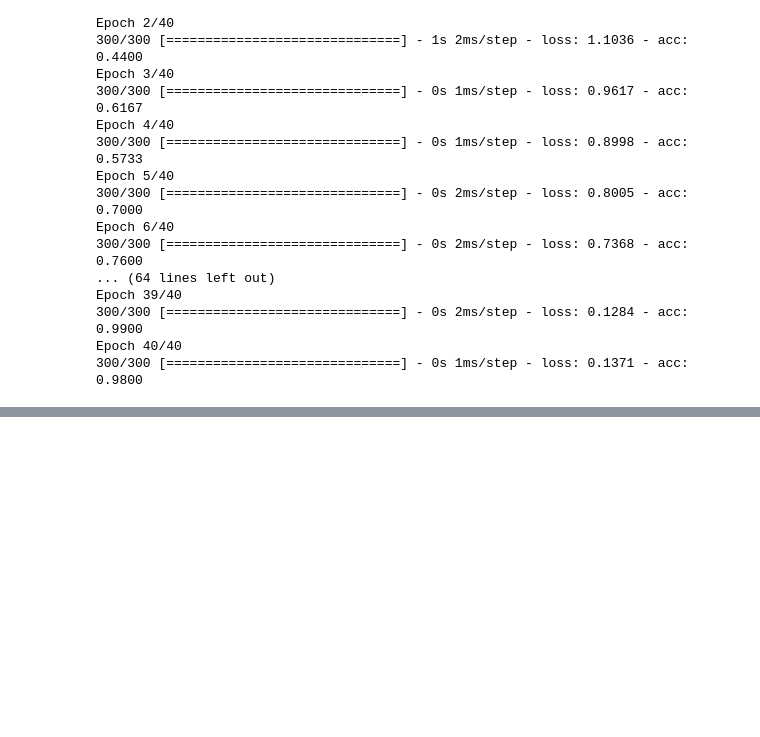
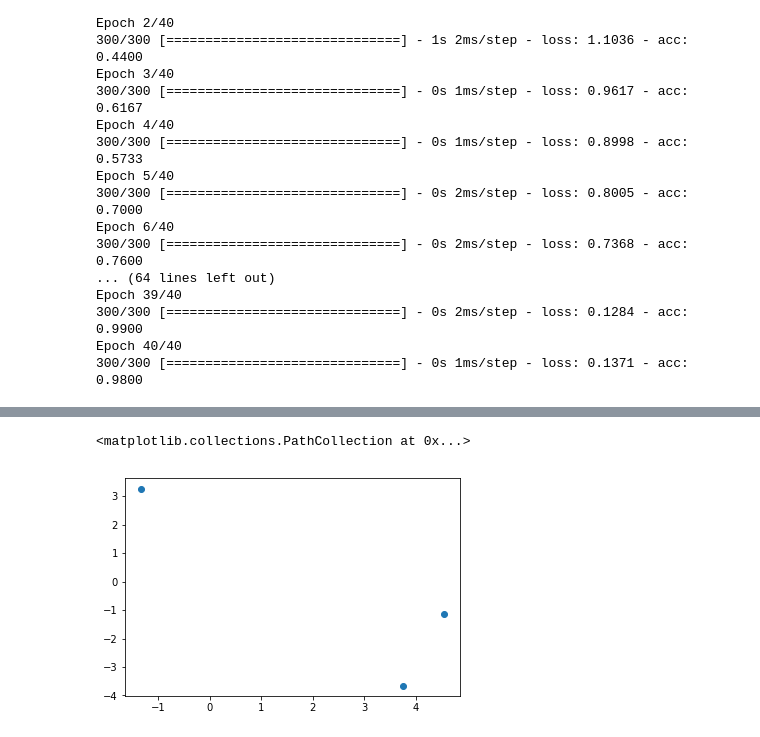
Before and after one commit to BoucheDimitri/DL1, a Jupyter notebook: TP1.ipynb, the cells around one changed output, grey strips where cells are left out. Saved outputs shown, nothing was run; the diff lists cells and outputs as text; code cells hidden in the pictures; blank space fills up the shorter version.

```diff
--- a/TP1.ipynb
+++ b/TP1.ipynb
@@ -239,0 +299,2 @@ Epoch 40/40
+# %%
+Y_norm = (Y_train - np.mean(Y_train, axis=0)) / np.var(Y_train, axis=0)
@@ -239,0 +306,25 @@ Epoch 40/40
+# %%
+model = Sequential()
+
+model.add(Dense(units=100, input_shape=(d, )))
+model.add(Activation("relu"))
+
+model.add(Dense(units=100, input_shape=model.layers[0].output_shape))
+model.add(Activation("relu"))
+
+model.add(Dense(units=100, input_shape=model.layers[1].output_shape))
+model.add(Activation("relu"))
+
+model.add(Dense(units=6))
+# %%
+adam = Adam(lr=0.001, beta_1=0.9, beta_2=0.999, epsilon=None, decay=0.0, amsgrad=False)
+
+# Compile model
+model.compile(loss='mean_squared_error',
+              optimizer=adam)
+
+
+# Fit the model with adam optimizer
+epochs = 300
+batch_size = 32
+history = model.fit(X_train, Y_norm, epochs=epochs, batch_size=batch_size)
@@ -239,0 +349,7 @@ Epoch 40/40
+# %%
+Y_test = model.predict(X_test)
+# %%
+plt.scatter(Y_test[10][[0, 2, 4]], Y_test[10][[1, 3, 5]])
+# %% [output]
+<matplotlib.collections.PathCollection at 0x...>
+[figure, added]
```
Also changed, not shown: parts of 39 cells of this notebook, 1 other file.
